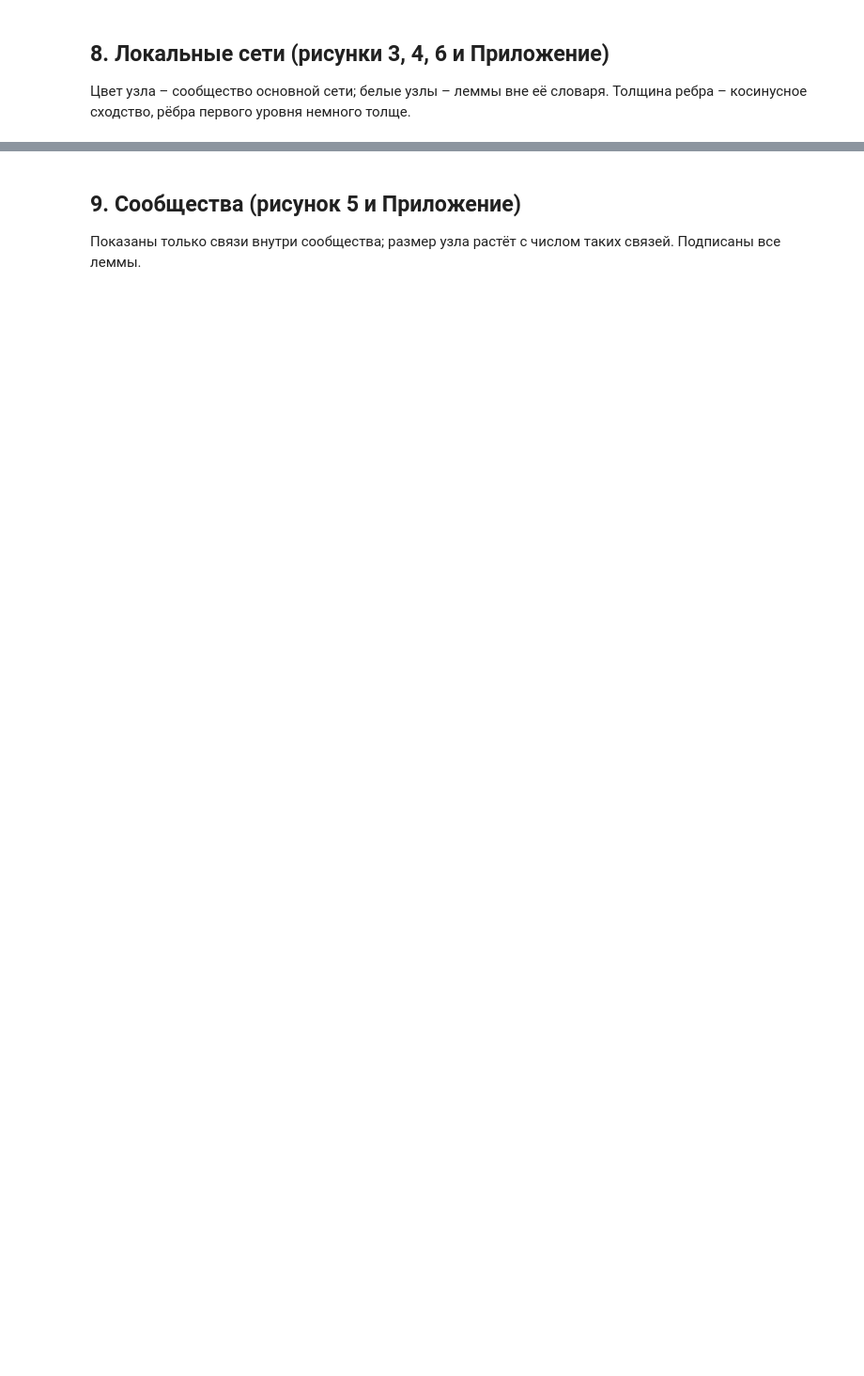
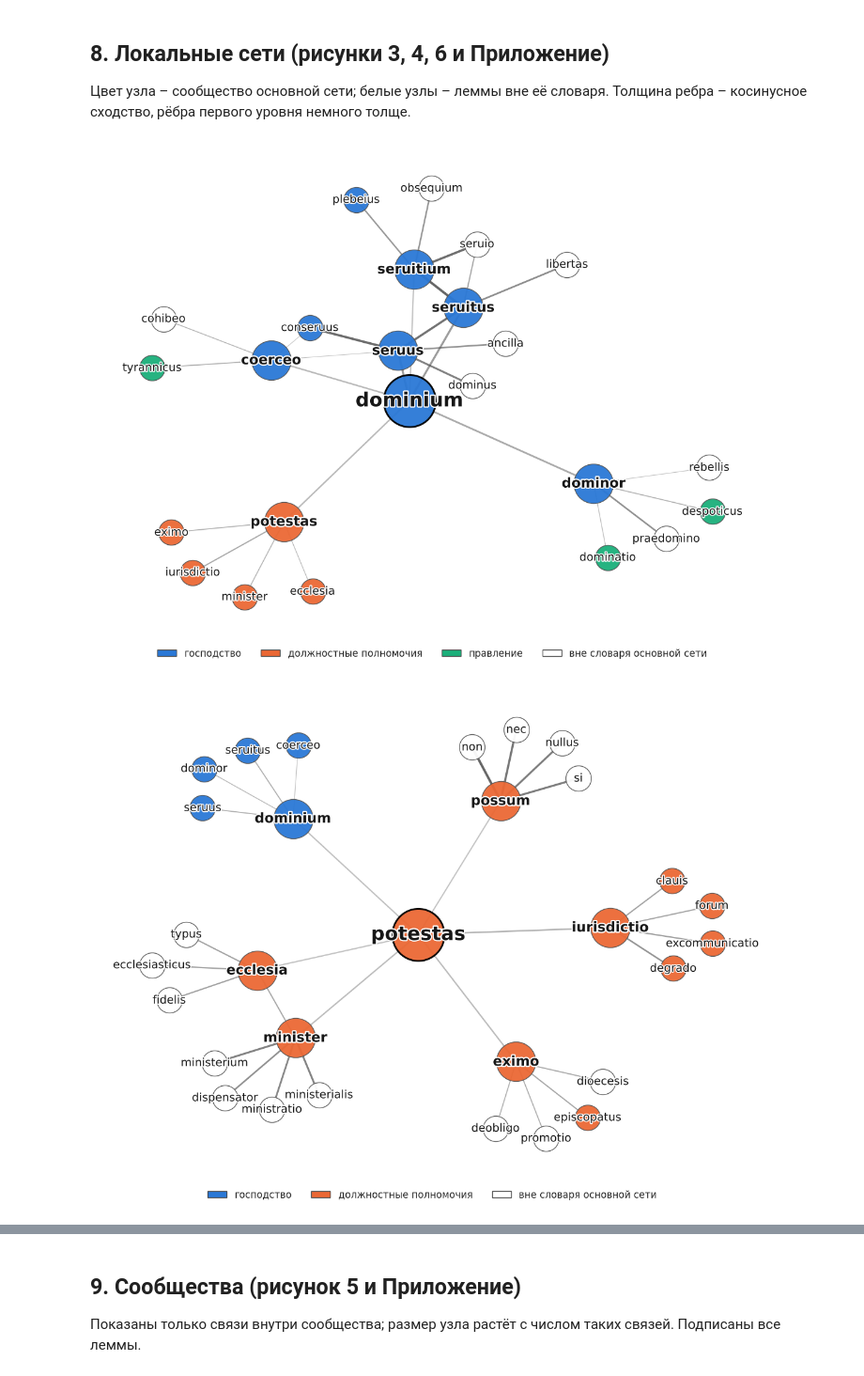
Before and after one commit to alexeyvkuznetsov/aquinas-power-lexicon, a Jupyter notebook: notebooks/02_article_figures.ipynb, the cells around one changed output, grey strips where cells are left out. Shown at 94% size. Saved outputs shown, nothing was run; the diff lists cells and outputs as text; code cells hidden in the pictures; blank space fills up the shorter version.

```diff
--- a/notebooks/02_article_figures.ipynb
+++ b/notebooks/02_article_figures.ipynb
@@ -412,33 +474,38 @@ save(draw_similarity_square(matrix, membership, mean_sim, p99, THRESHOLD), "fig2
 # %%
 def draw_local(seed_lemma, graph, memb):
     colors = area_colors(memb)
     pos = layout(graph, seed_lemma, k=1.35, iterations=600)
     fig, ax = plt.subplots(figsize=(15, 11))
     draw_edges(ax, graph, pos, width=(0.8, 2.2), alpha=(0.35, 0.55),
                extra=lambda d: 0.8 if d["relation"] == "first" else 0.0)
+    present = set()
     for node in graph.nodes:
         level = graph.nodes[node]["level"]
-        inside = node in memb
+        fill = colors[memb[node]] if node in memb else OUTSIDE_COLOR
+        present.add(fill)
         ax.scatter(*pos[node], s={0: 4200, 1: 2400, 2: 1000}[level],
-                   c=[colors[memb[node]] if inside else OUTSIDE_COLOR], alpha=0.95, zorder=3,
+                   c=[fill], alpha=0.95, zorder=3,
                    edgecolors="black" if level == 0 else EDGE_COLOR,
                    linewidths=2.2 if level == 0 else 1.0)
         draw_label(ax, pos[node], node, LOCAL_FONT[level], level <= 1, 3 if level <= 1 else 2.5)
-    ax.legend(handles=area_legend(outside=True), loc="lower center", bbox_to_anchor=(0.5, -0.06),
+    ax.legend(handles=area_legend(present), loc="lower center", bbox_to_anchor=(0.5, -0.06),
               ncol=5, fontsize=12, frameon=False)
     ax.margins(0.10)
     ax.axis("off")
     return fig
 
 
 ARTICLE_LOCAL = {"dominium": "fig3_local_dominium", "potestas": "fig4_local_potestas",
                  "principatus": "fig6_local_principatus"}
 for term, name in ARTICLE_LOCAL.items():
     save(draw_local(term, local_networks[term], membership), name)
 
 for term in TARGET_TERMS:
     fig = draw_local(term, local_networks[term], membership)
     for fmt in FORMATS:
         fig.savefig(os.path.join(OUT_DIR, "appendix", "local_networks", f"local_{term}.{fmt}"),
                     dpi=FIG_DPI, bbox_inches="tight")
     plt.close(fig)
+# %% [output]
+[figure, added]
+[figure, added]
```
Also changed, not shown: parts of 13 cells of this notebook, 50 other files.
